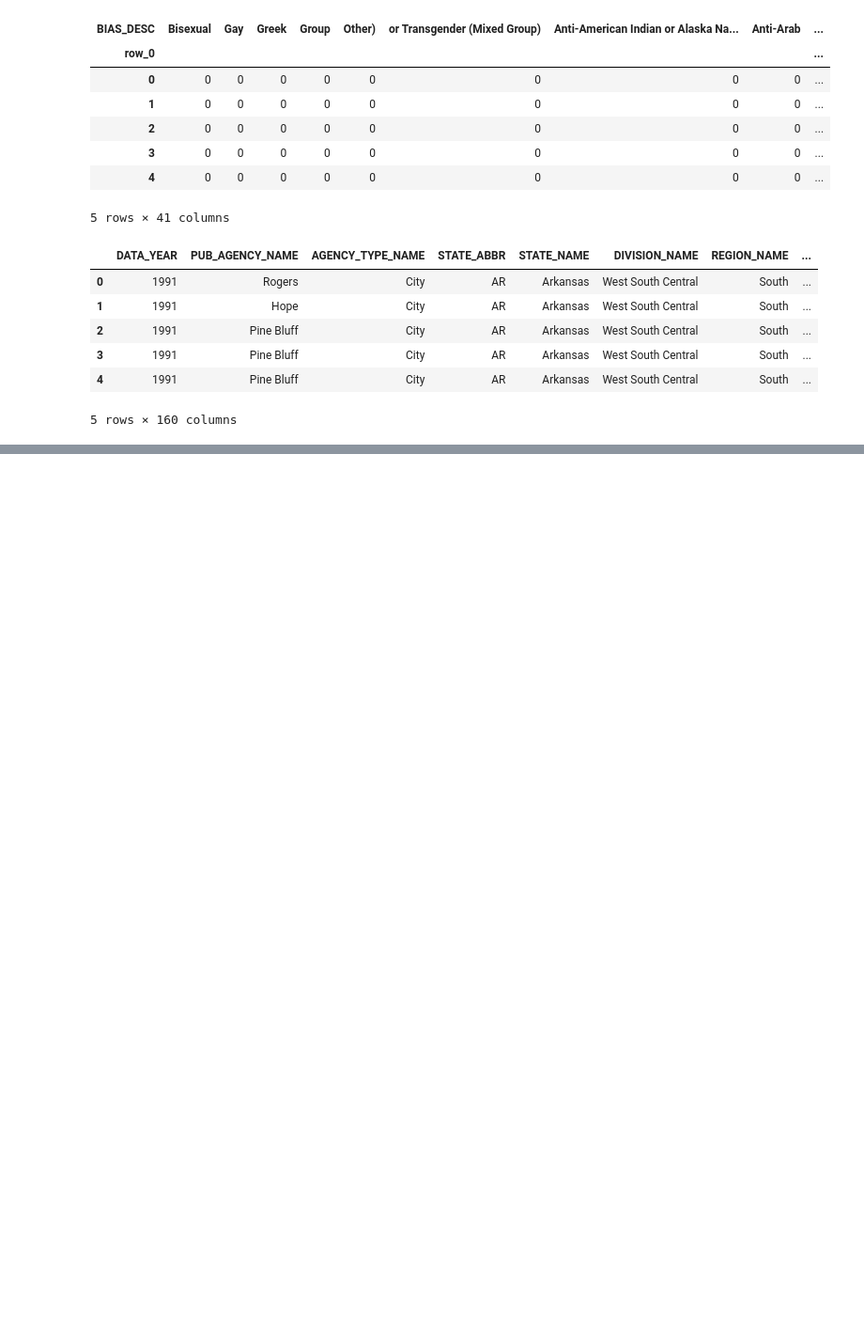
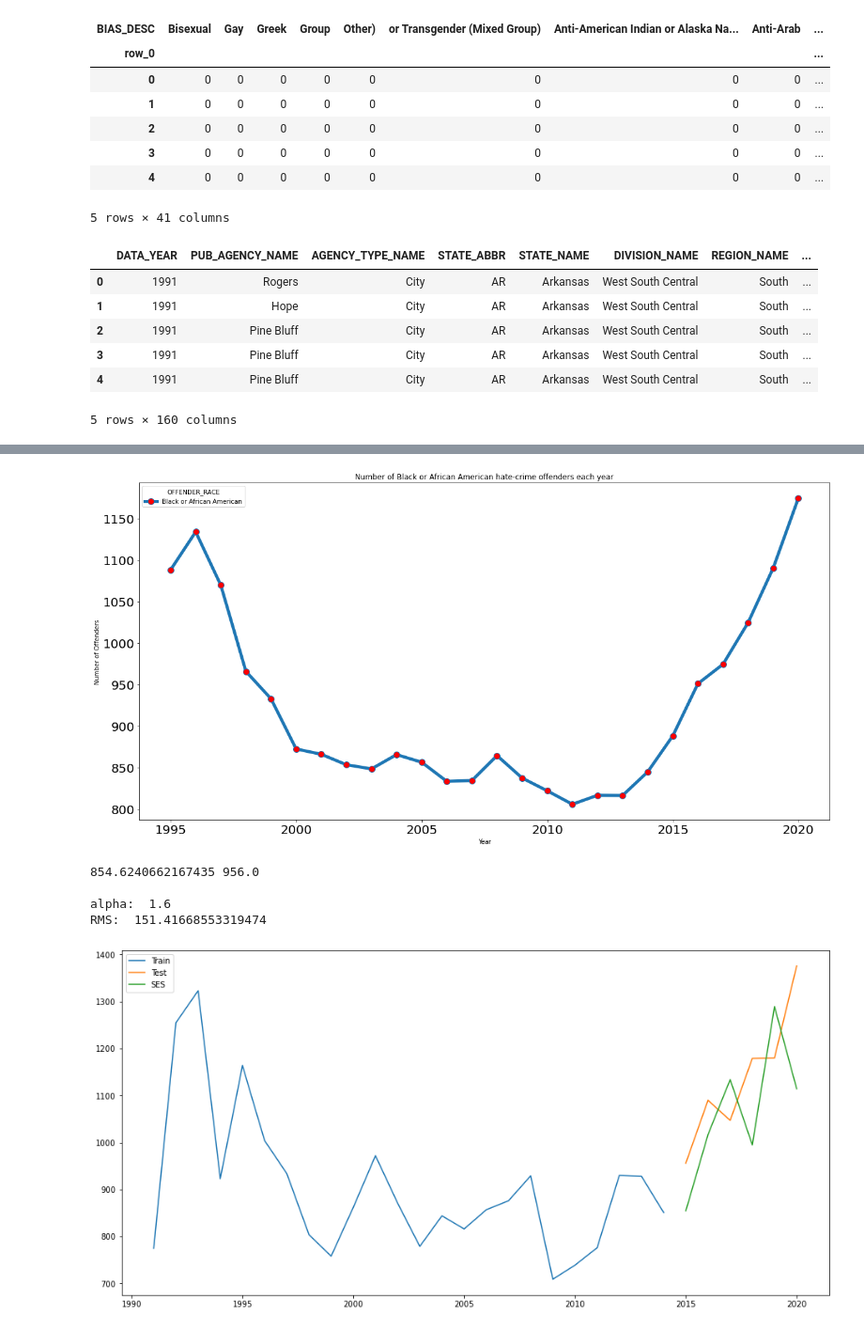
Before and after one commit to alphonso-a/big-data-project, a Jupyter notebook: Mita.ipynb, the cells around one changed output, grey strips where cells are left out. Shown at 94% size. Drawn from its saved outputs; the diff is of its cells as text; code cells hidden in the pictures; blank space fills up the shorter version.

```diff
--- a/Mita.ipynb
+++ b/Mita.ipynb
@@ -289,0 +407,10 @@ data.head()
+# %%
+plot(ORdata[['Black or African American']],"Number of Black or African American hate-crime offenders each year")
+forecast(ORdata[['Black or African American']], 'Black or African American')
+# %% [output]
+[figure, added]
+854.6240662167435 956.0
+
+alpha:  1.6
+RMS:  151.41668553319474
+[figure, added]
```
Also changed, not shown: parts of 14 cells of this notebook.
